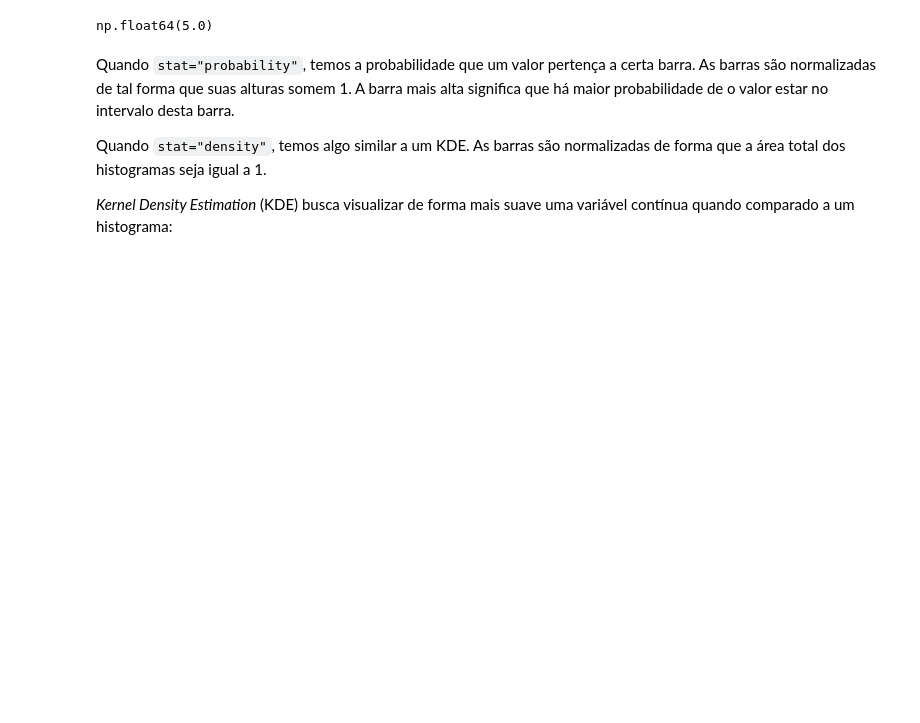
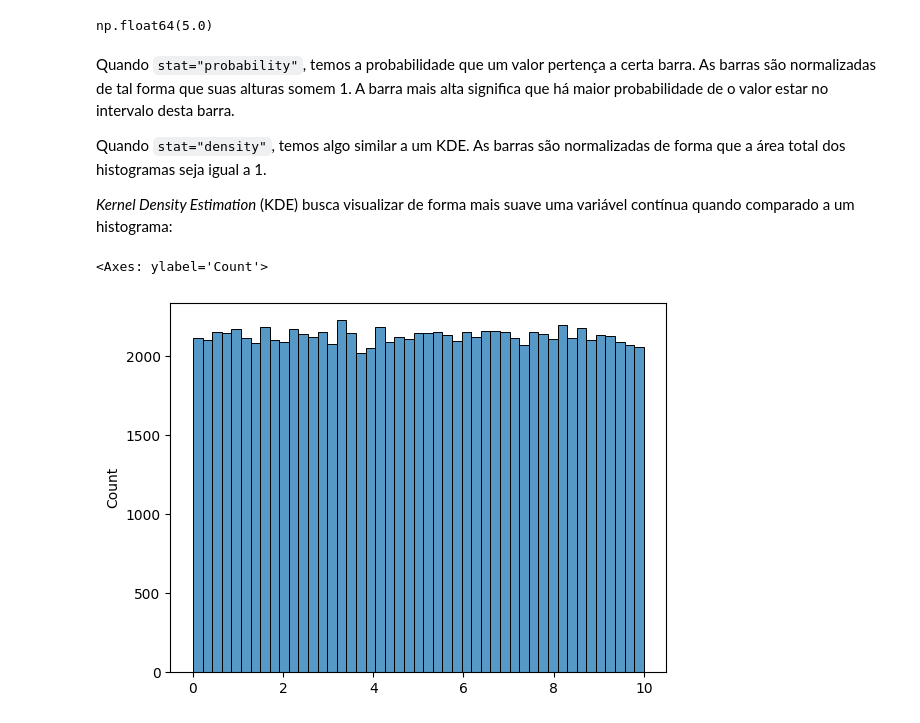
Before and after one commit to PauloViniciusR/Estatistica_dados, a Jupyter notebook: Estatistica_Probabilistica/06_continuas_uniforme.ipynb, the cells around one changed output. Drawn from its saved outputs; the diff is of its cells as text; code cells hidden in the pictures; blank space fills up the shorter version.

```diff
--- a/Estatistica_Probabilistica/06_continuas_uniforme.ipynb
+++ b/Estatistica_Probabilistica/06_continuas_uniforme.ipynb
@@ -108,3 +108,8 @@ Quando `stat="probability"`, temos a probabilidade que um valor pertença a cert
 Quando `stat="density"`, temos algo similar a um KDE. As barras são normalizadas de forma que a área total dos histogramas seja igual a 1.
 
 *Kernel Density Estimation* (KDE) busca visualizar de forma mais suave uma variável contínua quando comparado a um histograma:
+# %%
+sns.histplot(uniforme, bins="auto")
+# %% [output]
+<Axes: ylabel='Count'>
+[figure, added]
```
Also changed, not shown: parts of 5 cells of this notebook.
